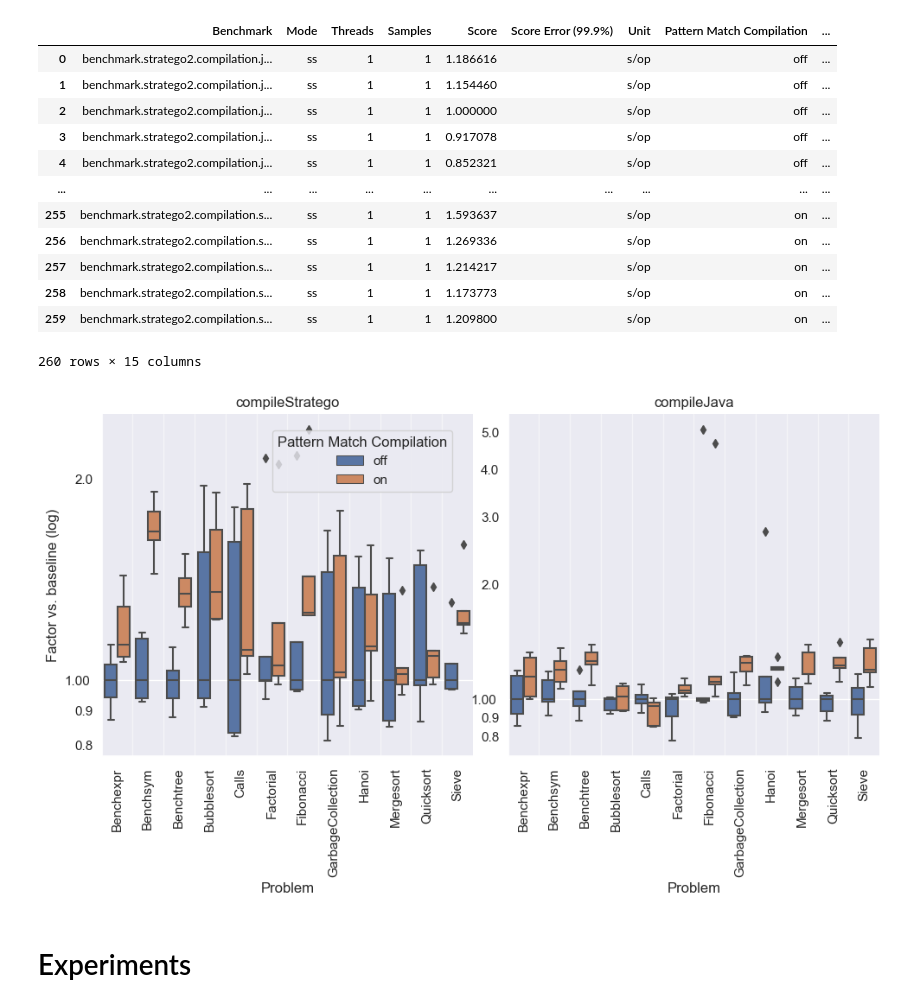
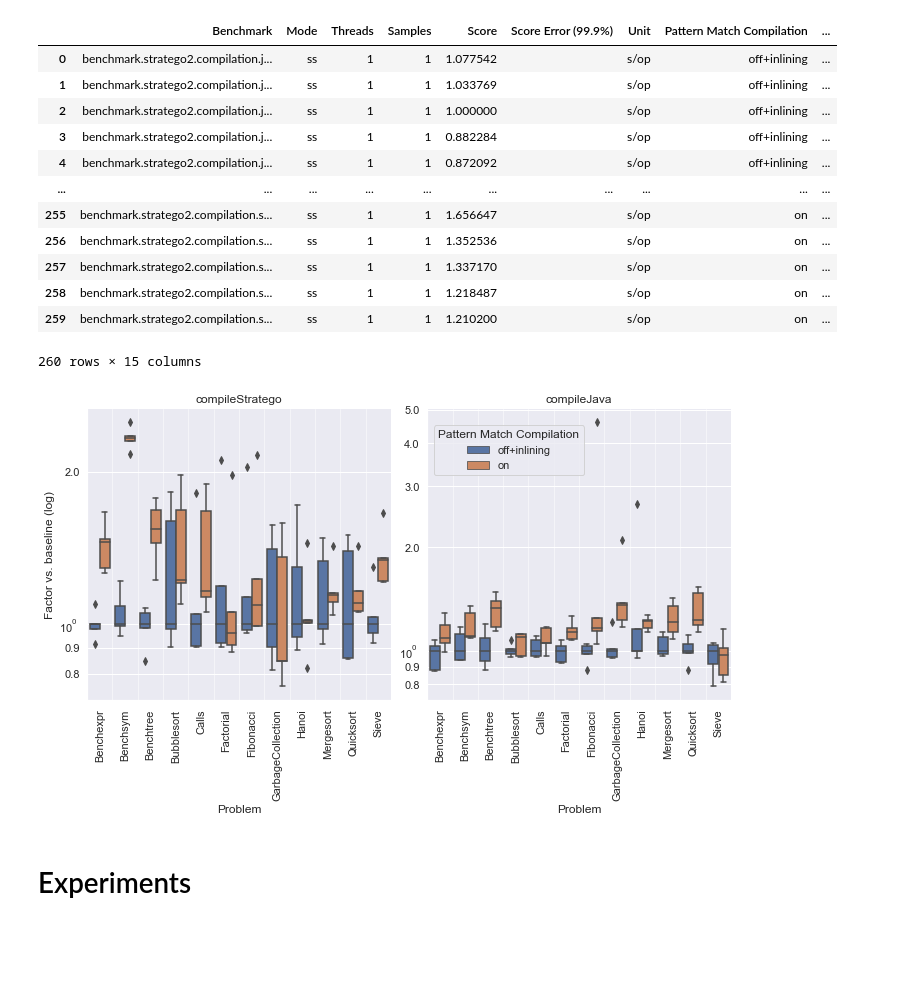
Before and after one commit to metaborg/stratego, a Jupyter notebook: stratego.build.spoofax2.benchmark/analysis/Example plots.ipynb, the cells around one changed output. Drawn from its saved outputs; the diff is of its cells as text; code cells hidden in the pictures; blank space fills up the shorter version.

Commit message:
Adapt plotting script yet again

```diff
--- a/stratego.build.spoofax2.benchmark/analysis/Example plots.ipynb
+++ b/stratego.build.spoofax2.benchmark/analysis/Example plots.ipynb
@@ -86,8 +86,9 @@ def read(f: str, **kwargs):
 
 # Load data
 results_files = [
-    "20220624-114836 .json",
-    "20220809-122119_benchmarktil.json",
+    "20221010-093719_.json",
+    # "20220624-114836 .json",
+    # "20220809-122119_benchmarktil.json",
     # "20220113-094204 chocopy.csv",
     # "20220113-224422 -f 1.csv"
     # "20211229-180617 chocopy.csv"
@@ -261,5 +262,5 @@ def configure_grid(g: sns.FacetGrid, problem=None):
     finally:
         return g
 # %%
-df_scaledproblem = df[df["Benchmark"].str.contains("stratego") & (df["Problem Size"] != -1) & (df["Codegen Implementation"].isin(["", "nested-switch"])) & (df["Problem"] != "BenchNullary")]
+df_scaledproblem = df[df["Benchmark"].str.contains("stratego") & (df["Problem Size"] != -1) & (df["Problem"] != "BenchNullary")]
 # %%
@@ -578,9 +593,9 @@ for problem in ["Benchexpr", "Bubblesort", "Sieve", "Factorial"]:
 df_unscaledproblem = df[df["Problem Size"] == -1]
 
 data = df_unscaledproblem.loc[
-            df_unscaledproblem["Benchmark"].str.contains("stratego")
-                & ((df_unscaledproblem["Pattern Match Compilation"] == optlevel_to_label("2"))
-                    | (df_unscaledproblem["Codegen Implementation"] == "hash-switch"))].copy()
+            df_unscaledproblem["Benchmark"].str.contains("stratego")].copy()
+                # & ((df_unscaledproblem["Pattern Match Compilation"] == optlevel_to_label("2"))
+                #     | (df_unscaledproblem["Codegen Implementation"] == "hash-switch"))].copy()
 
 data2 = pd.DataFrame()
 
@@ -593,54 +608,54 @@ data2["Score"] = data2["Score"] / data2["MedianScore"]
 data2
 # %% [output]
 |  | Benchmark | Mode | Threads | Samples | Score | Score Error (99.9%) | Unit | Pattern Match Compilation | ... |
-| 0 | benchmark.stratego2.compilation.j... | ss | 1 | 1 | 1.186616 |  | s/op | off | ... |
-| 1 | benchmark.stratego2.compilation.j... | ss | 1 | 1 | 1.154460 |  | s/op | off | ... |
-| 2 | benchmark.stratego2.compilation.j... | ss | 1 | 1 | 1.000000 |  | s/op | off | ... |
-| 3 | benchmark.stratego2.compilation.j... | ss | 1 | 1 | 0.917078 |  | s/op | off | ... |
-| 4 | benchmark.stratego2.compilation.j... | ss | 1 | 1 | 0.852321 |  | s/op | off | ... |
+| 0 | benchmark.stratego2.compilation.j... | ss | 1 | 1 | 1.077542 |  | s/op | off+inlining | ... |
+| 1 | benchmark.stratego2.compilation.j... | ss | 1 | 1 | 1.033769 |  | s/op | off+inlining | ... |
+| 2 | benchmark.stratego2.compilation.j... | ss | 1 | 1 | 1.000000 |  | s/op | off+inlining | ... |
+| 3 | benchmark.stratego2.compilation.j... | ss | 1 | 1 | 0.882284 |  | s/op | off+inlining | ... |
+| 4 | benchmark.stratego2.compilation.j... | ss | 1 | 1 | 0.872092 |  | s/op | off+inlining | ... |
 | ... | ... | ... | ... | ... | ... | ... | ... | ... | ... |
-| 255 | benchmark.stratego2.compilation.s... | ss | 1 | 1 | 1.593637 |  | s/op | on | ... |
-| 256 | benchmark.stratego2.compilation.s... | ss | 1 | 1 | 1.269336 |  | s/op | on | ... |
-| 257 | benchmark.stratego2.compilation.s... | ss | 1 | 1 | 1.214217 |  | s/op | on | ... |
-| 258 | benchmark.stratego2.compilation.s... | ss | 1 | 1 | 1.173773 |  | s/op | on | ... |
-| 259 | benchmark.stratego2.compilation.s... | ss | 1 | 1 | 1.209800 |  | s/op | on | ... |
+| 255 | benchmark.stratego2.compilation.s... | ss | 1 | 1 | 1.656647 |  | s/op | on | ... |
+| 256 | benchmark.stratego2.compilation.s... | ss | 1 | 1 | 1.352536 |  | s/op | on | ... |
+| 257 | benchmark.stratego2.compilation.s... | ss | 1 | 1 | 1.337170 |  | s/op | on | ... |
+| 258 | benchmark.stratego2.compilation.s... | ss | 1 | 1 | 1.218487 |  | s/op | on | ... |
+| 259 | benchmark.stratego2.compilation.s... | ss | 1 | 1 | 1.210200 |  | s/op | on | ... |
 260 rows × 15 columns
 # %%
 from matplotlib import ticker
 
 g = sns.catplot(
     data = data2,
     x = "Problem",
     y = "Score",
     col = "Stage",
     col_order = [s for s in ["compileStratego", "compileJava"] if s in df_unscaledproblem["Stage"].values],
     hue = "Pattern Match Compilation",
     kind = "box",
     sharey=False,
 )
 
 g.set_ylabels("Factor vs. baseline (log)")
 for _, ax in g.axes_dict.items():
-    locs = ax.get_xticks()
     labels = ax.get_xticklabels()
-    ax.set_xticks(locs, labels, rotation=90)
-    ax.grid(True, 'major', 'y')
+    ax.set_xticklabels(labels, rotation=90)
+    # ax.grid(True, 'major', 'y')
+    ax.grid(True, 'minor', 'y')
     ax.set_xticks([s-0.5 for s in locs], minor=True)
     ax.grid(True, 'minor', 'x', alpha=0.5)
     ax.set_yscale('log')
     ax.yaxis.set_major_formatter(ticker.ScalarFormatter(1))
     ax.yaxis.set_minor_formatter(ticker.ScalarFormatter(1))
 # plt.xticks(rotation=90)
-sns.move_legend(g, "upper left", frameon=True, bbox_to_anchor=(0.23, 0.9))
+sns.move_legend(g, "upper left", frameon=True, bbox_to_anchor=(0.47, 0.9))
 g.set_titles(None, None, "{col_name}")
 
 # g.map(plt.errorbar, "Problem", "Score", "Score Error (99.9%)", marker="o")
 # g.map(plt.xticks, "Problem", "Score", rotation=90)
 
 g.savefig(f"{PLOT_DIR}/{'_'.join(results_files)}-unscaled.pdf")
 # g.savefig(f"{THESIS_FIGURE_DIR}/chocopy-alltimes.pdf")
 # %% [output]
-[figure, old version]
+[figure, new version]
 # %% [markdown]
 # Experiments
 # %%
```
Also changed, not shown: parts of 13 cells of this notebook, 11 other files.
